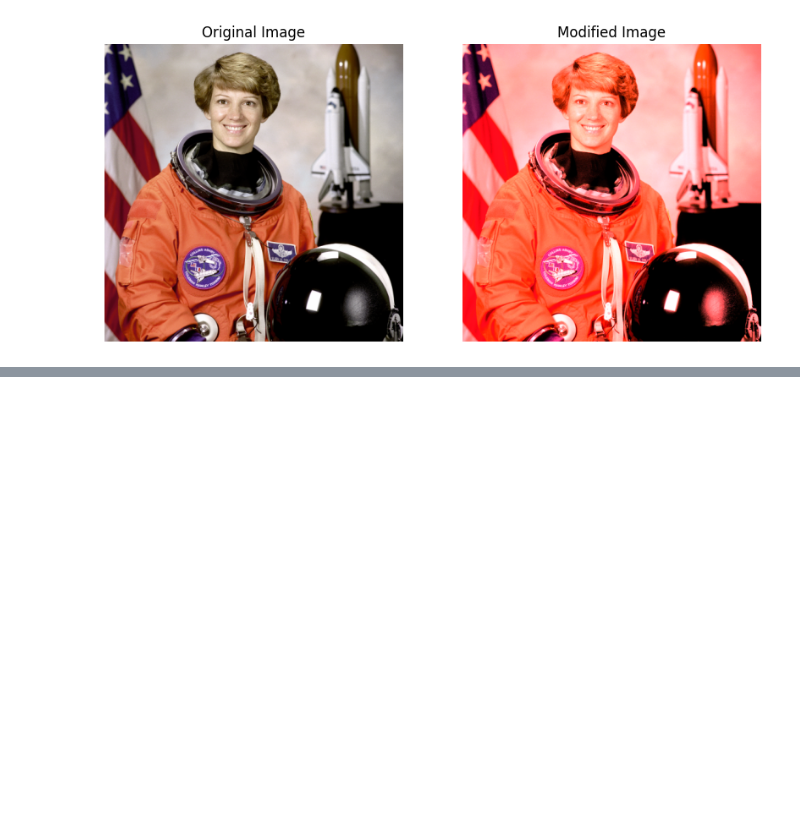
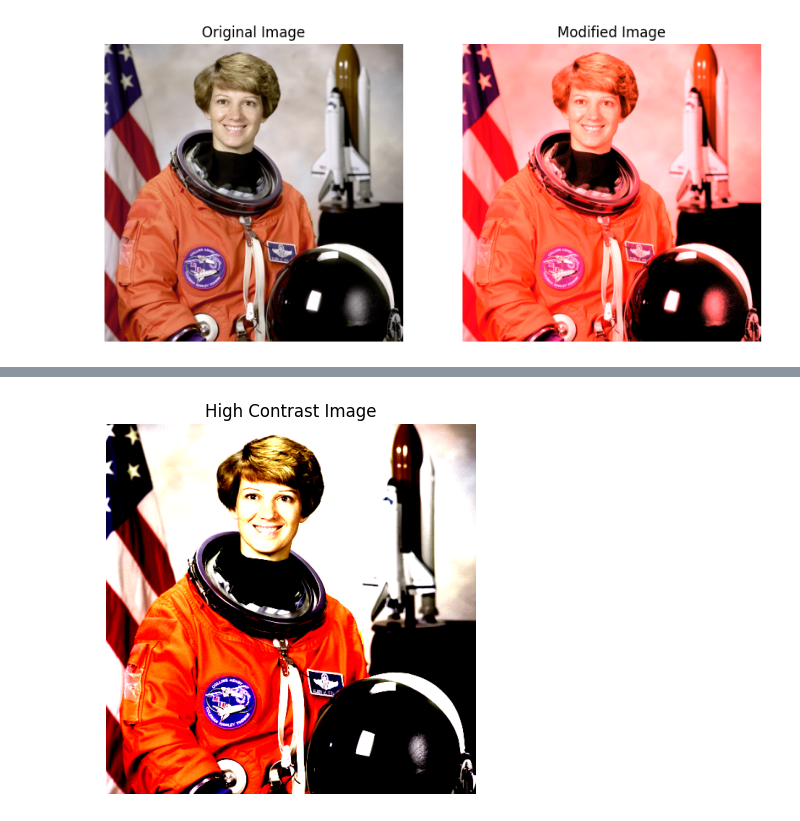
Before and after one commit to dorianprill/schuelerworkshop-image-filter, a Jupyter notebook: workshop-image-filter.ipynb, the cells around one changed output, grey strips where cells are left out. Saved outputs shown, nothing was run; the diff lists cells and outputs as text; code cells hidden in the pictures; blank space fills up the shorter version.

Commit message:
add filter explainer; add contrast filter

```diff
--- a/workshop-image-filter.ipynb
+++ b/workshop-image-filter.ipynb
@@ -278,0 +306,43 @@ plt.show()
+# %%
+def apply_high_contrast(channel_data, contrast_factor=1.5):
+    """
+    Applies a high contrast filter to an image channel.
+
+    Parameters:
+    - channel_data: A 2D numpy array of the channel's pixel values in floating-point format.
+    - contrast_factor: A factor by which to increase the contrast. >1 increases contrast,
+                       <1 would decrease it, though typically, this function focuses on increasing.
+
+    Returns:
+    - A 2D numpy array with the high contrast filter applied.
+    """
+    # Ensure the channel data is in floating-point format
+    if not np.issubdtype(channel_data.dtype, np.floating):
+        channel_data = channel_data.astype(np.float32)
+
+    # Apply the high contrast operation
+    mid_point = 0.5
+    # Subtracting mid_point, scaling by the contrast factor, adding mid_point back
+    modified_channel = (channel_data - mid_point) * contrast_factor + mid_point
+
+    # Clipping to ensure the values stay within [0, 1]
+    modified_channel = np.clip(modified_channel, 0, 1)
+
+    return modified_channel
+
+# Example usage
+# Load a sample image and convert it to floating-point format
+image = img_as_float(data.astronaut())
+
+# Apply the high contrast filter to the entire image
+# Note: This applies the filter to all channels individually
+for channel in range(3):
+    image[:, :, channel] = apply_high_contrast(image[:, :, channel], contrast_factor=3)
+
+# Display the modified image
+plt.imshow(image)
+plt.title('High Contrast Image')
+plt.axis('off')
+plt.show()
+# %% [output]
+[figure, added]
```
Also changed, not shown: parts of 2 cells of this notebook.
